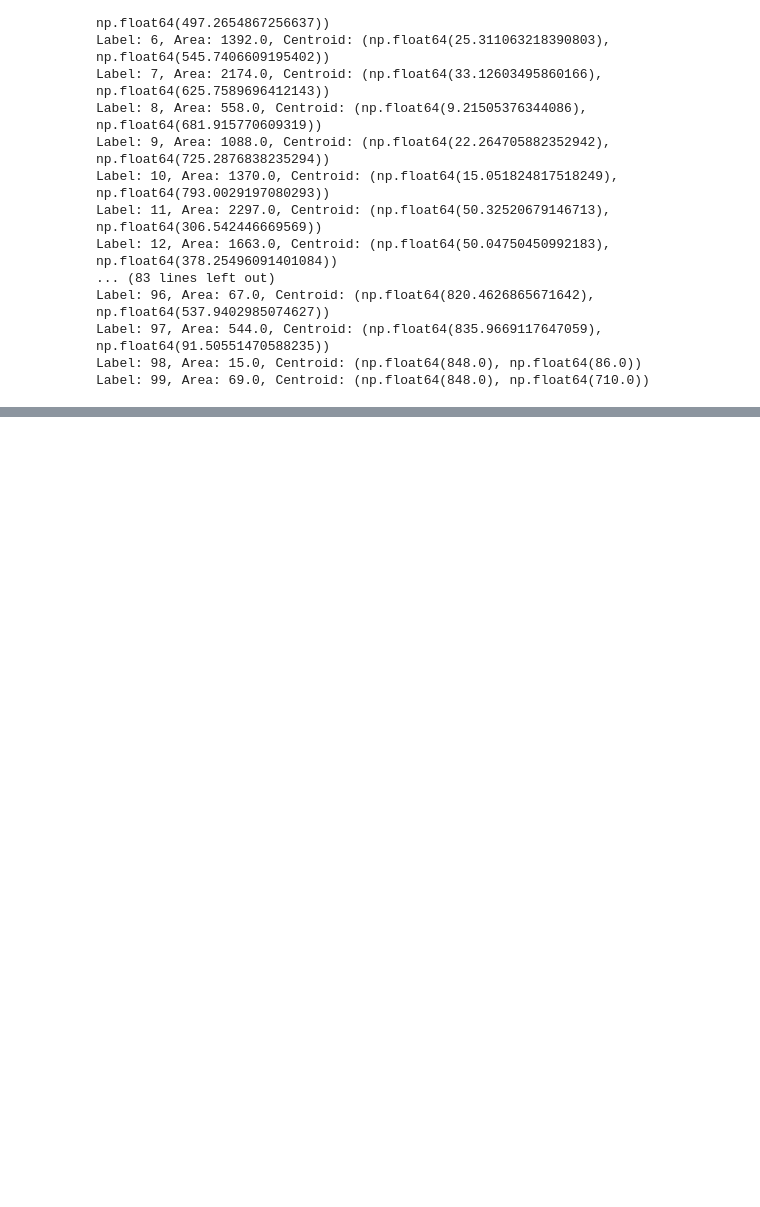
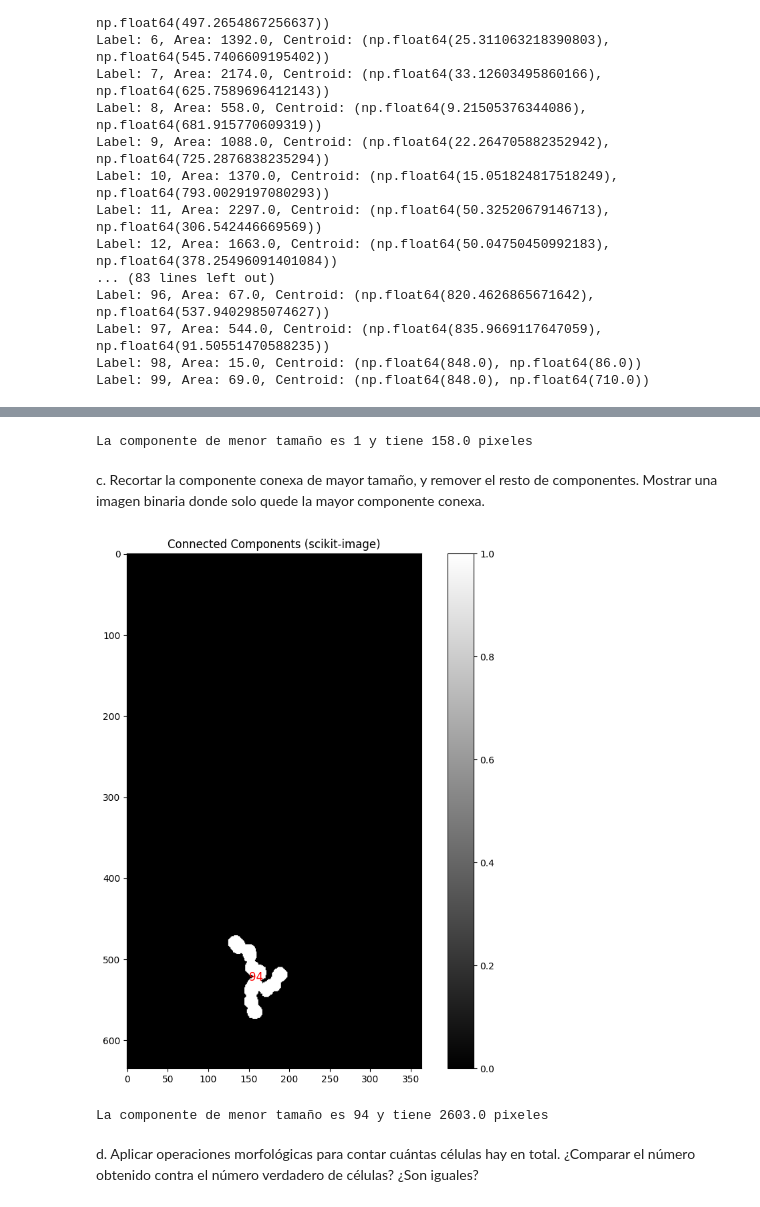
Before and after one commit to DiggsPapu/computer-vision-2, a Jupyter notebook: lab2.ipynb, the cells around one changed output, grey strips where cells are left out. Saved outputs shown, nothing was run; the diff lists cells and outputs as text; code cells hidden in the pictures; blank space fills up the shorter version.

```diff
--- a/lab2.ipynb
+++ b/lab2.ipynb
@@ -98,0 +139,30 @@ Label: 99, Area: 69.0, Centroid: (np.float64(848.0), np.float64(710.0))
+# %%
+areas = [region.area for region in regions]
+minimumArea = min(areas)
+smallestComponent = areas.index(minimumArea)
+print(f"La componente de menor tamaño es {smallestComponent} y tiene {minimumArea} pixeles")
+# %% [output]
+La componente de menor tamaño es 1 y tiene 158.0 pixeles
+# %% [markdown]
+c. Recortar la componente conexa de mayor tamaño, y remover el resto de componentes. Mostrar una imagen binaria
+donde solo quede la mayor componente conexa.
+# %%
+biggestArea = max(areas)
+biggestComponent = areas.index(biggestArea)
+# Crear una máscara binaria que contenga solo el componente más grande
+biggestComponentMask = (labels == regions[biggestComponent].label)
+plt.figure(figsize=(10, 10))
+plt.title("Connected Components (scikit-image)")
+plt.imshow(biggestComponentMask, cmap='gray')
+centroid = regions[biggestComponent].centroid
+label_num = regions[biggestComponent].label
+plt.text(centroid[1], centroid[0], str(label_num), color='red', fontsize=12, ha='center', va='center')
+plt.colorbar()
+plt.show()
+print(f"La componente de menor tamaño es {regions[biggestComponent].label} y tiene {biggestArea} pixeles")
+# %% [output]
+[figure, added]
+La componente de menor tamaño es 94 y tiene 2603.0 pixeles
+# %% [markdown]
+d. Aplicar operaciones morfológicas para contar cuántas células hay en total. ¿Comparar el número obtenido contra el
+número verdadero de células? ¿Son iguales?
```
Also changed, not shown: parts of 6 cells of this notebook.
